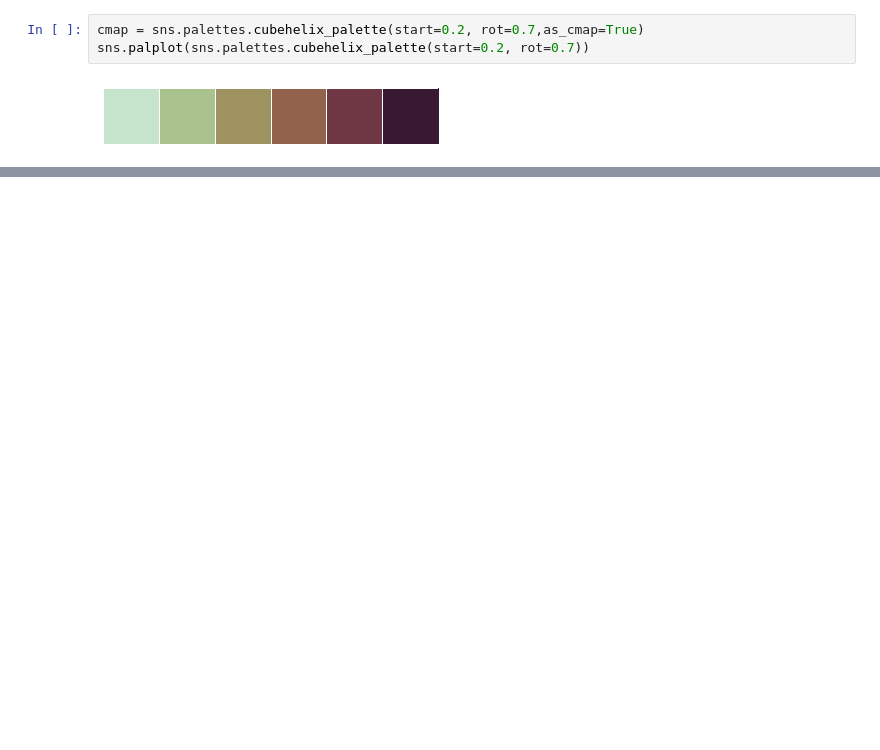
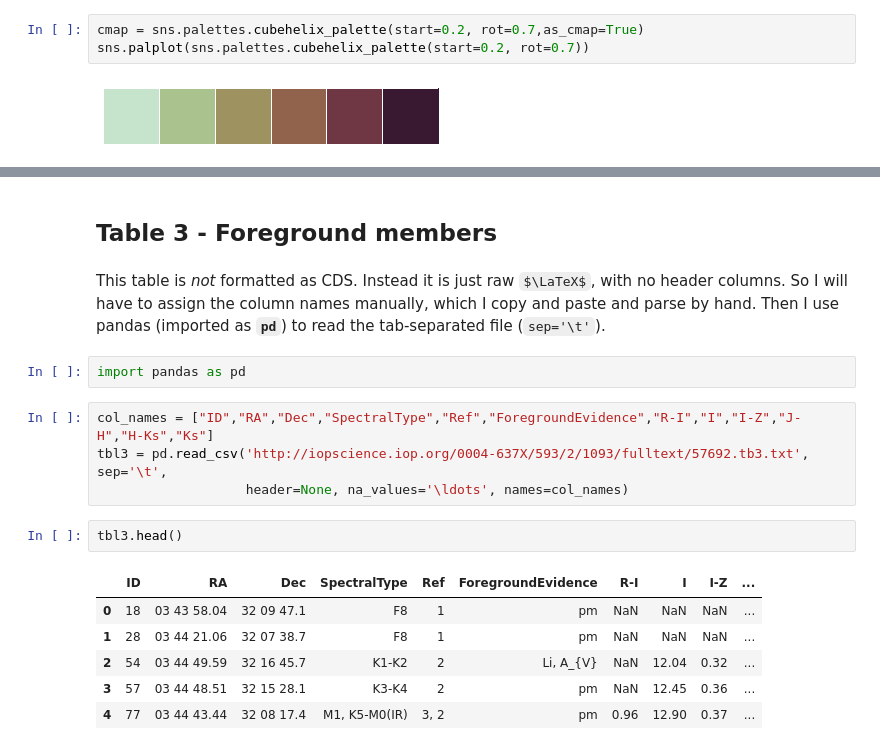
Before and after one commit to BrownDwarf/ApJdataFrames, a Jupyter notebook: notebooks/Luhman2003.ipynb, the cells around one changed output, grey strips where cells are left out. Drawn from its saved outputs; the diff is of its cells as text; some formulas as TeX source; blank space fills up the shorter version.

```diff
--- a/notebooks/Luhman2003.ipynb
+++ b/notebooks/Luhman2003.ipynb
@@ -60,3 +62,22 @@ plt.ylabel("$H$")
 # %% [output]
 <matplotlib.text.Text at 0x...>
 [figure]
+# %% [markdown]
+## Table 3 - Foreground members
+# %% [markdown]
+This table is *not* formatted as CDS.  Instead it is just raw $\LaTeX$, with no header columns.  So I will have to assign the column names manually, which I copy and paste and parse by hand.  Then I use pandas (imported as **`pd`**) to read the tab-separated file (`sep='\t'`).
+# %%
+import pandas as pd
+# %%
+col_names = ["ID","RA","Dec","SpectralType","Ref","ForegroundEvidence","R-I","I","I-Z","J-H","H-Ks","Ks"]
+tbl3 = pd.read_csv('http://iopscience.iop.org/0004-637X/593/2/1093/fulltext/57692.tb3.txt', sep='\t',
+                   header=None, na_values='\ldots', names=col_names)
+# %%
+tbl3.head()
+# %% [output]
+|  | ID | RA | Dec | SpectralType | Ref | ForegroundEvidence | R-I | I | I-Z | ... |
+| 0 | 18 | 03 43 58.04 | 32 09 47.1 | F8 | 1 | pm | NaN | NaN | NaN | ... |
+| 1 | 28 | 03 44 21.06 | 32 07 38.7 | F8 | 1 | pm | NaN | NaN | NaN | ... |
+| 2 | 54 | 03 44 49.59 | 32 16 45.7 | K1-K2 | 2 | Li, A_{V} | NaN | 12.04 | 0.32 | ... |
+| 3 | 57 | 03 44 48.51 | 32 15 28.1 | K3-K4 | 2 | pm | NaN | 12.45 | 0.36 | ... |
+| 4 | 77 | 03 44 43.44 | 32 08 17.4 | M1, K5-M0(IR) | 3, 2 | pm | 0.96 | 12.90 | 0.37 | ... |
```
Also changed, not shown: parts of 18 cells of this notebook.
